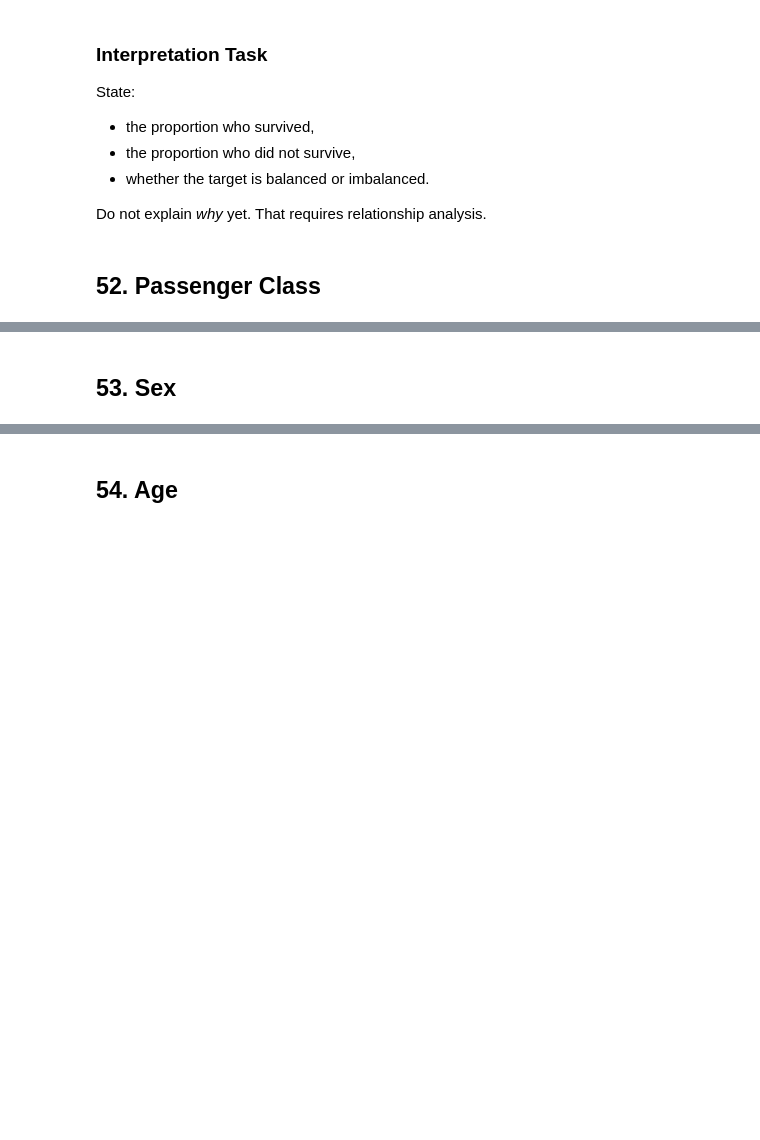
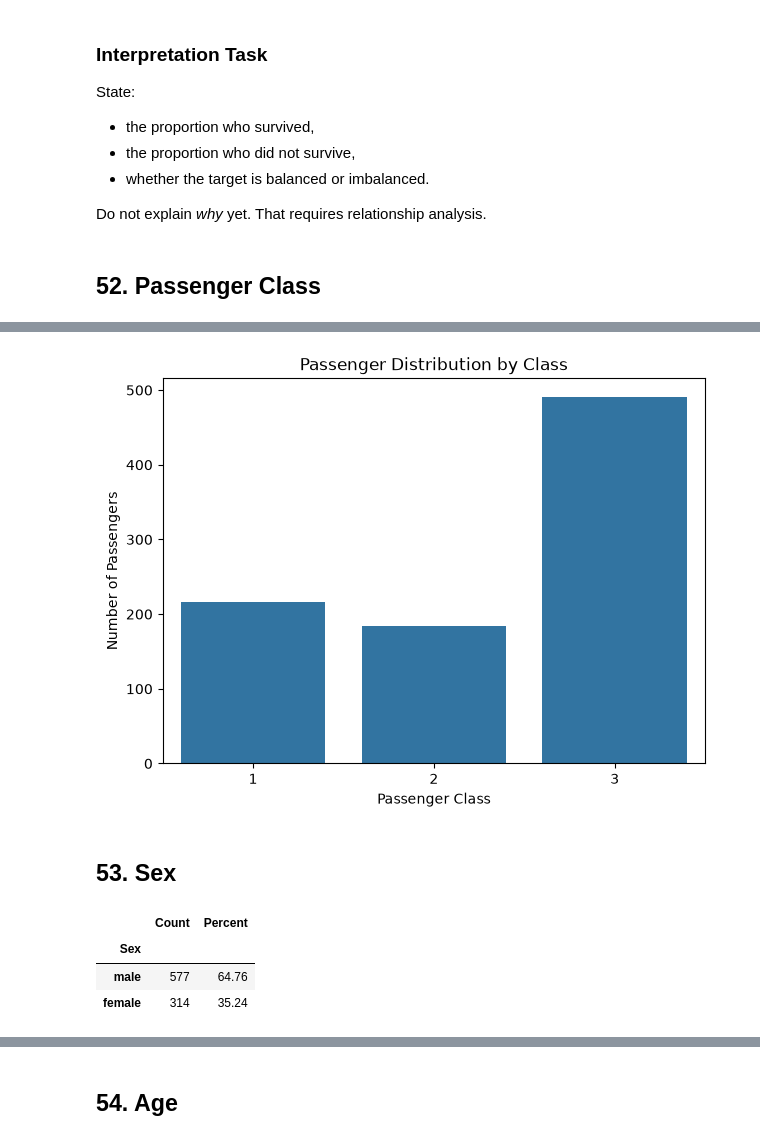
Before and after one commit to ejazurrehman/Islamic_Fintech_Working_Notebooks, a Jupyter notebook: EDA_Titanic_workbook_part_02.ipynb, the cells around one changed output, grey strips where cells are left out. Saved outputs shown, nothing was run; the diff lists cells and outputs as text; code cells hidden in the pictures; blank space fills up the shorter version.

```diff
--- a/EDA_Titanic_workbook_part_02.ipynb
+++ b/EDA_Titanic_workbook_part_02.ipynb
@@ -1692,2 +1982,23 @@ Do not explain *why* yet. That requires relationship analysis.
+# %%
+plt.figure(figsize=(7, 5))
+sns.countplot(color="tab:blue", data=df_eda, x="Pclass")
+plt.title("Passenger Distribution by Class")
+plt.xlabel("Passenger Class")
+plt.ylabel("Number of Passengers")
+plt.show()
+# %% [output]
+[figure, added]
 # %% [markdown]
 ## 53. Sex
+# %%
+sex_summary = pd.DataFrame({
+    "Count": df_eda["Sex"].value_counts(),
+    "Percent": (df_eda["Sex"].value_counts(normalize=True) * 100).round(2)
+})
+
+sex_summary
+# %% [output]
+|  | Count | Percent |
+| Sex |  |  |
+| male | 577 | 64.76 |
+| female | 314 | 35.24 |
```
Also changed, not shown: parts of 29 cells of this notebook.
